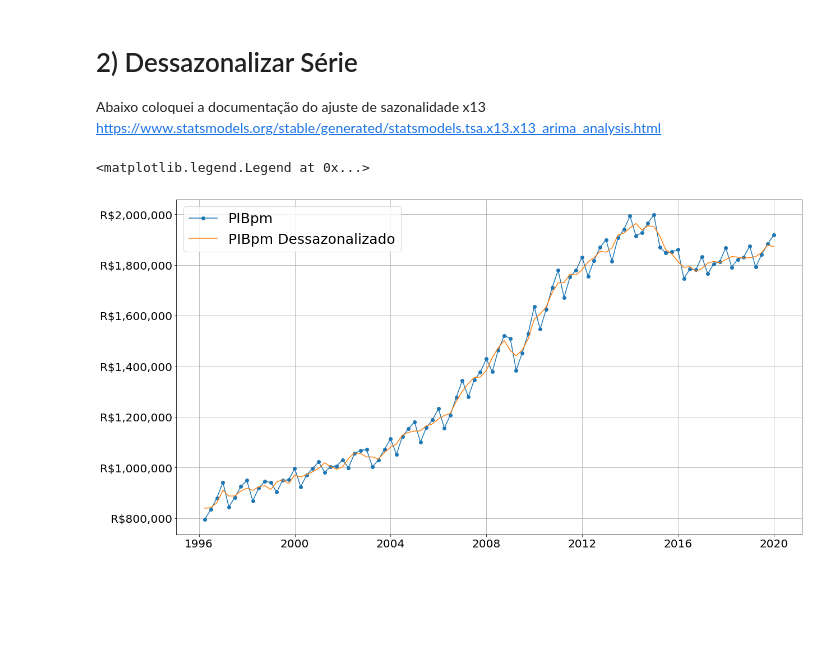
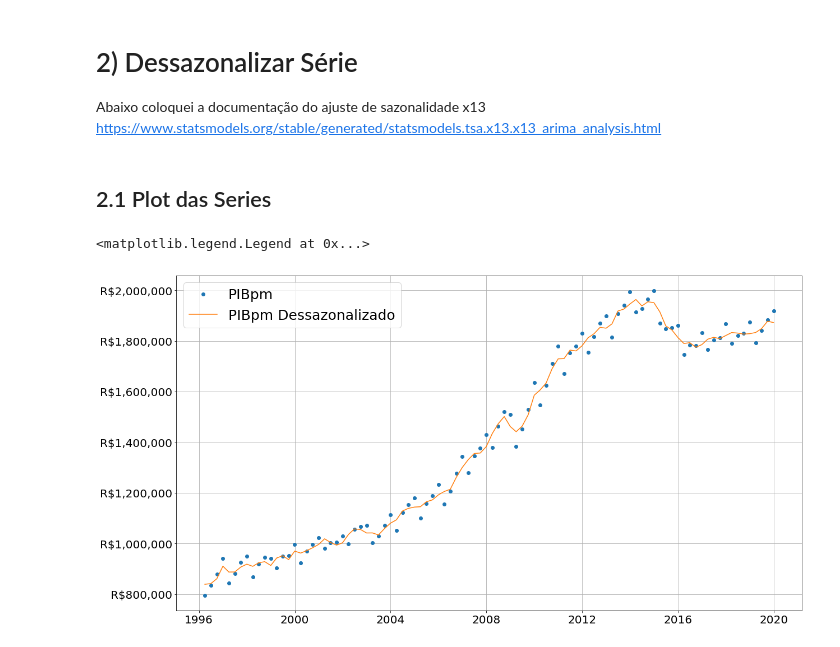
Before and after one commit to FredericoNunes/Artigos, a Jupyter notebook: programas/notebook/Aquivo Inicial, Tratamento dos Dados.ipynb, the cells around one changed output. Cells and saved outputs as stored; diff of their text form; code cells hidden in the pictures; blank space fills up the shorter version.

```diff
--- a/programas/notebook/Aquivo Inicial, Tratamento dos Dados.ipynb
+++ b/programas/notebook/Aquivo Inicial, Tratamento dos Dados.ipynb
@@ -12,8 +12,11 @@ Os dados do PIB real foram coletados de duas formas, uma via download direto do
 
 import os
 import pandas as pd
+from tabulate import tabulate
 diretorio = os.path.dirname(os.getcwd())
-local_arquivo = os.path.join(diretorio, 'dados', 'PIB preços Basico e Preços de Mercado Deflacionados IPCA.xls')
+local_arquivo = os.path.join(diretorio,
+                             'dados',
+                             'PIB preços Basico e Preços de Mercado Deflacionados IPCA.xls')
 
 #abrindo o arquivo em dataframe no pandas
 dataframe = pd.read_excel(local_arquivo)
@@ -23,7 +26,9 @@ pib_pm_deflacionado_ipca = dataframe['PIB  precos de mercado IPCA']
 
 #As datas dos arquivo ipeadata não são reconhecidos como data pelo python.
 #Abaixo crio uma serie de datas trimestrais e a incluo como indice (index) do dataframe pib_pm_deflacionado_ipca
-index = pd.date_range('1996-03', periods=len(pib_pm_deflacionado_ipca), freq='Q')
+index = pd.date_range('1996-03',
+                      periods=len(pib_pm_deflacionado_ipca),
+                      freq='Q')
 pib_pm_deflacionado_ipca.index = index
 
 #descomente a linha abaixo pra printar a serie
@@ -35,7 +40,7 @@ Abaixo coloquei a documentação do ajuste de sazonalidade x13
 https://www.statsmodels.org/stable/generated/statsmodels.tsa.x13.x13_arima_analysis.html
 # %%
 # Pacote statsmodels que possui o x13
-import statsmodels as sm
+import statsmodels.tsa as sm
 
 #precisei baixar um arquivo do site census pra poder a ajuste ser feito
 #abaixo esta o site e o stackoverflow tirando duvidas sobre como fazer funcionar o ajuste no pyhton
@@ -43,44 +48,49 @@ import statsmodels as sm
 #https://stackoverflow.com/questions/32053770/arima-seasonal-prediction-with-python-x12a-and-x13as-not-found-on-path
 
 #coloquei o aquivo no numa pasta chamada x13 dentro do diretorio do notebook
-local_x13_seassonal_file = os.path.join(diretorio, 'notebook','x13', 'x13as')
+local_x13_seassonal_file = os.path.join(diretorio,
+                                        'notebook',
+                                        'x13',
+                                        'x13as')
 
 #execução do ajuste
-pib_pm_deflacionado_ipca_dessazonalizado = sm.tsa.x13.x13_arima_analysis(pib_pm_deflacionado_ipca,x12path=local_x13_seassonal_file)
+pib_pm_deflacionado_ipca_dessazonalizado = sm.x13.x13_arima_analysis(pib_pm_deflacionado_ipca,x12path=local_x13_seassonal_file)
 
 
 #Descomente para printar o ajuste
 #pib_pm_deflacionado_ipca_dessazonalizado.seasadj
+# %% [markdown]
+## 2.1 Plot das Series
 # %%
 #pacotes de gráficos
 import matplotlib.pyplot as plt
 import matplotlib.ticker as mtick
 from matplotlib.backends.backend_pdf import PdfPages
 fmt = 'R${x:,.0f}'
 tick = mtick.StrMethodFormatter(fmt)
 
 
 #Iniciando os gráfico e fazendo configurações globais
 fig, ax = plt.subplots(figsize=(20,11))
 plt.yticks(fontsize=20)
 plt.xticks(fontsize=20)
 
 # Plot da Serie original
 ax.plot(pib_pm_deflacionado_ipca.index,
-        pib_pm_deflacionado_ipca.values,'-o',label='PIBpm')
+        pib_pm_deflacionado_ipca.values,'o',label='PIBpm')
 
-# Plot da Serie Com Ajusta Sazonal
+# Plot da Serie Com Ajuste Sazonal
 ax.yaxis.set_major_formatter(tick)
 ax.plot(pib_pm_deflacionado_ipca_dessazonalizado.seasadj.index,
         pib_pm_deflacionado_ipca_dessazonalizado.seasadj.values,label='PIBpm Dessazonalizado')
 
 
 
 # Adicionando linhas verticais e horizontais
 ax.grid(True)
 
 # Adicionando as legndas
 ax.legend(loc="upper left",fontsize=25)
 # %% [output]
 <matplotlib.legend.Legend at 0x...>
-[figure, old version]
+[figure, new version]
```
Also changed, not shown: parts of 4 cells of this notebook, 1 other file.
